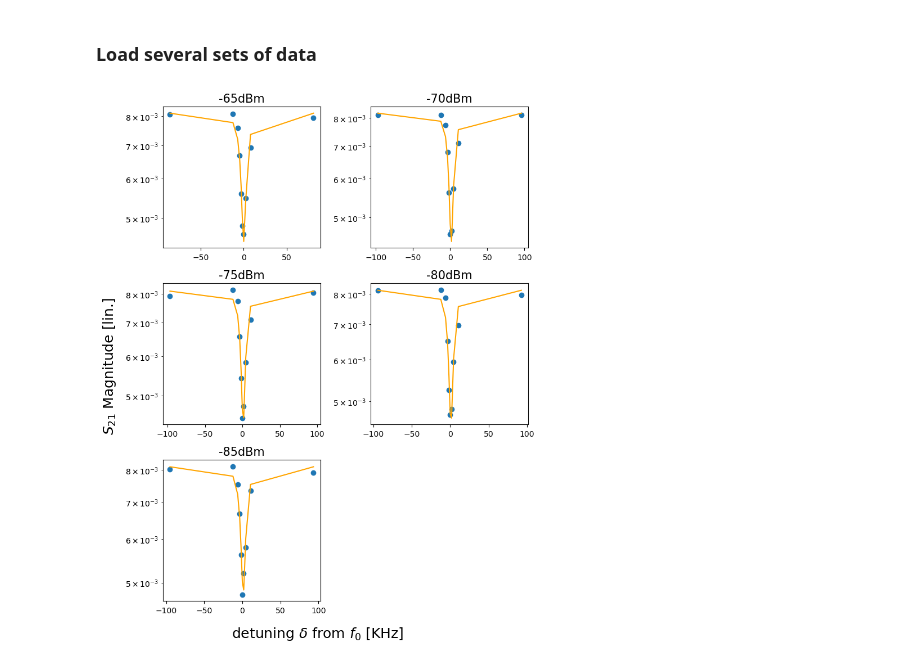
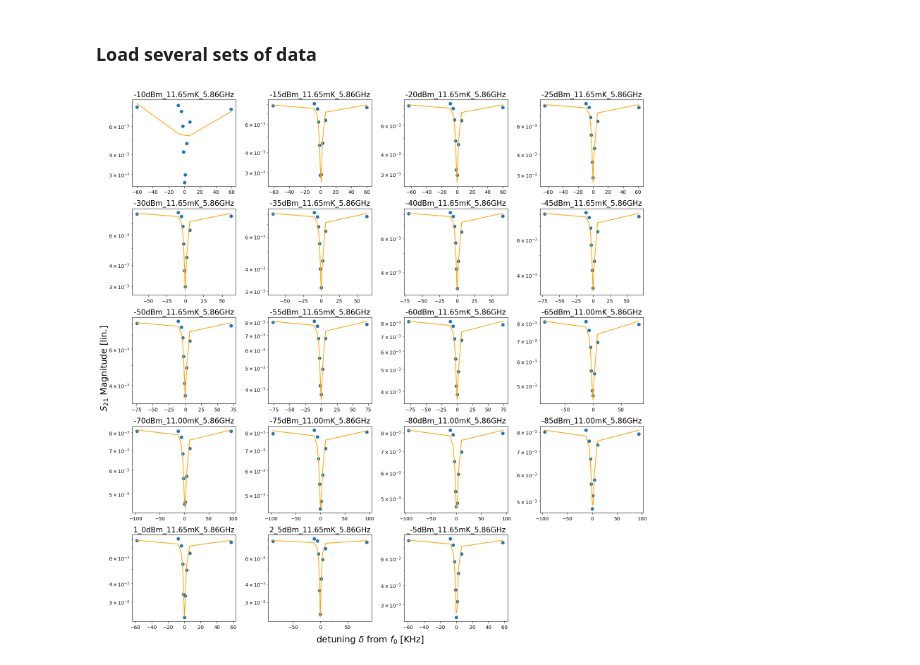
Before and after one commit to scottito/bcqt-test-points-vs-err, a Jupyter notebook: several_fits_demo.ipynb, the cells around one changed output. Cells and saved outputs as stored; diff of their text form; code cells hidden in the pictures.

```diff
--- a/several_fits_demo.ipynb
+++ b/several_fits_demo.ipynb
@@ -139,7 +139,7 @@ import glob
 
 
 data_dir = './samples/R0_Jorge/'
-chosen_files = '*res0*'
+chosen_files = '*'
 data_files = glob.glob(data_dir+chosen_files)
 
 data_sets = {}
@@ -168,27 +168,28 @@ all_fit_results = dict(sorted(all_fit_results.items(), key=lambda item: item[0])
 # %%
 # plot fits, copy pasted code from stackexchange
 
 N = len(all_fit_results)
-cols = 2
+cols = 4
 
 fig, axes = hf.col_by_n_plots(N, cols)
 for i, (data_set, fit_result) in enumerate(all_fit_results.items()):
     ax = axes[i]
 
     freq = data_sets[data_set][0]
     f0 = fit_result.init_values['f0']
 
     ax.plot((freq - f0)/1e3, fit_result.best_fit, color='orange')
     ax.scatter((freq - f0)/1e3, fit_result.data)
 
-    ax.set_title(data_set[0:6], fontsize=15)
+    # ax.set_title(data_set[0:6], fontsize=15)
+    ax.set_title(data_set, fontsize=15)
     ax.set_yscale("log")
 
     # print(fit_result.fit_report())
 
 fig.supylabel("$S_{21}$ Magnitude [lin.]", fontsize=18)
 fig.supxlabel("detuning $\\delta$ from $f_0$ [KHz]", fontsize=18)
-fig.set_size_inches(8,10,forward=True)
+fig.set_size_inches(16,16,forward=True)
 fig.tight_layout()
 # %% [output]
-[figure, old version]
+[figure, new version]
```
Also changed, not shown: 26 other files.
